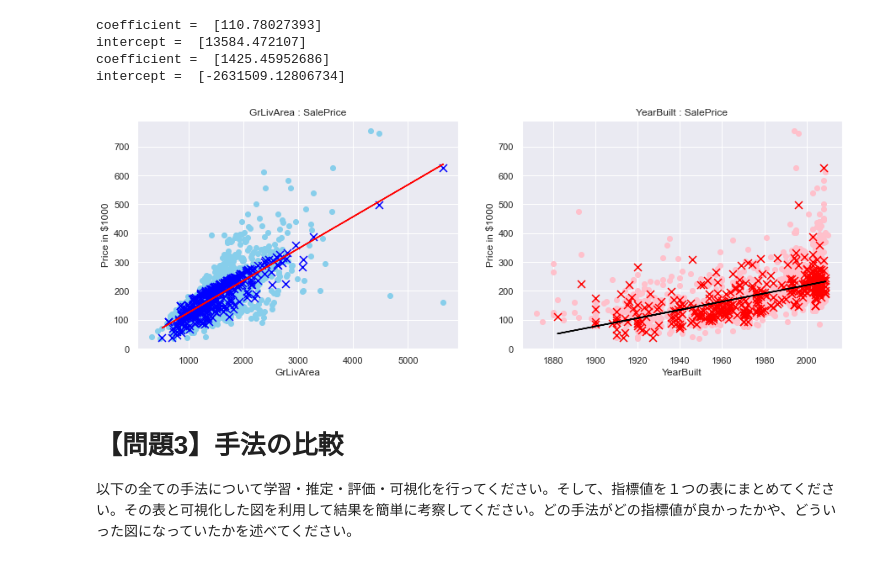
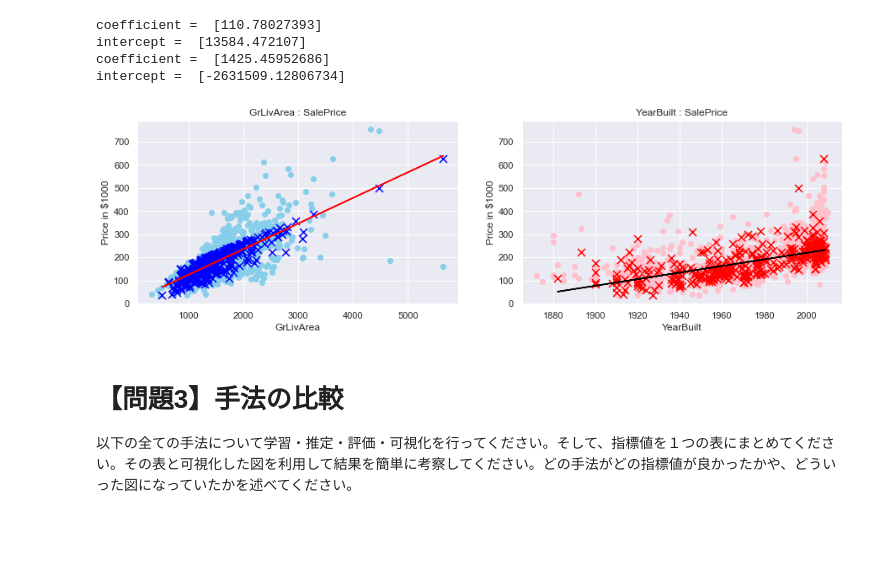
Before and after one commit to T-Sawao/diveintocode-ml, a Jupyter notebook: week4-session2.ipynb, the cells around one changed output. Drawn from its saved outputs; the diff is of its cells as text; code cells hidden in the pictures; blank space fills up the shorter version.

```diff
--- a/week4-session2.ipynb
+++ b/week4-session2.ipynb
@@ -193,7 +193,7 @@ GrLivArea_test = x_test[:,[0]]
 YearBuilt_train = x_train[:,[1]]
 YearBuilt_test = x_test[:,[1]]
 
-def senkeikaiki(x1, x, y = y_train, model= LinearRegression()):
+def senkeikaiki(x1, x, y, model = LinearRegression()):
 
     # 学習
     model = model.fit(x,y)
@@ -334,15 +329,12 @@ Text(0.5, 1.0, 'YearBuilt : alePrice')
 # %% [markdown]
 ### 2.6.1 （予備知識） 2つの特微量で線形回帰
 # %%
-def senkeikaiki1(x1, x, y = y_train, model= LinearRegression()):
-    # 学習
+def senkeikaiki1(x1, x = x_train, y = y_train, model = LinearRegression()):
     model = model.fit(x,y)
-
-    # 予測
     y_pred = model.predict(x1)
     return y_pred
 # %%
-predicted_value_list = senkeikaiki1(x1 = x_test, x = x_train)
+predicted_value_list = senkeikaiki1(x1 = x_test)
 print(f"特微量 : {x_test[1]}  予測値 : ${int(predicted_value_list[1])}  実際値 : ${int(y_test[1])}")
 print(f"特微量 : {x_test[2]}  予測値 : ${int(predicted_value_list[2])}  実際値 : ${int(y_test[2])}")
 print(f"特微量 : {x_test[3]}  予測値 : ${int(predicted_value_list[3])}  実際値 : ${int(y_test[3])}")
@@ -378,51 +370,46 @@ mape  : 17.62
 r2    : 0.59
 # %%
 # GrLivArea線形モデル
-pv_plot = LinearRegression()
-X = GrLivArea_test  # 説明変数（Numpyの配列）
-Y = predicted_value_list # 目的変数（Numpyの配列）
-pv_plot.fit(X, Y)        # 線形モデルの重みを学習
+g_plot_1 = LinearRegression()
+g_plot_1.fit(GrLivArea_test , predicted_value_list) # 線形モデルの重みを学習
 
-print('coefficient = ', pv_plot.coef_[0]) # 説明変数の係数を出力
-print('intercept = ', pv_plot.intercept_) # 切片を出力
+print('coefficient = ', g_plot_1.coef_[0]) # 説明変数の係数を出力
+print('intercept = ', g_plot_1.intercept_) # 切片を出力
 
 # YearBuilt線形モデル
-pv1_plot = LinearRegression()
-X1 = YearBuilt_test  # 説明変数（Numpyの配列）
-Y1 = predicted_value_list # 目的変数（Numpyの配列）
-pv1_plot.fit(X1, Y1)        # 線形モデルの重みを学習
+y_plot_1 = LinearRegression()
+y_plot_1.fit(YearBuilt_test, predicted_value_list) # 線形モデルの重みを学習
 
-print('coefficient = ', pv1_plot.coef_[0]) # 説明変数の係数を出力
-print('intercept = ', pv1_plot.intercept_) # 切片を出力
+print('coefficient = ', y_plot_1.coef_[0]) # 説明変数の係数を出力
+print('intercept = ', y_plot_1.intercept_) # 切片を出力
 # %% [output]
 coefficient =  [110.78027393]
 intercept =  [13584.472107]
 coefficient =  [1425.45952686]
 intercept =  [-2631509.12806734]
 # %%
-fig = plt.figure(figsize=(15, 5))
+fig = plt.figure(figsize=(15, 4))
 
 ax1 = fig.add_subplot(1, 2, 1)
 ax2 = fig.add_subplot(1, 2, 2)
 
-ax1.scatter(X_data['GrLivArea'], Y_data/1000, color="skyblue")
+ax1.scatter(X_DATA['GrLivArea'], Y_DATA/1000, color="skyblue")
 ax1.scatter(GrLivArea_test, predicted_value_list/1000, color="blue", marker="x", s=80) # 線形回帰の検証データを出力
-ax1.plot(X, pv_plot.predict(X)/1000, color = 'red') # 回帰直線をプロット
+ax1.plot(GrLivArea_test, g_plot_1.predict(GrLivArea_test)/1000, color = 'red') # 回帰直線をプロット
 ax1.set_title("GrLivArea : SalePrice")
 ax1.set_xlabel("GrLivArea")
 ax1.set_ylabel("Price in $1000")
 ax1.grid(True)
 
-ax2.scatter(X_data["YearBuilt"], Y_data/1000, color="pink")
+ax2.scatter(X_DATA["YearBuilt"], Y_DATA/1000, color="pink")
 ax2.scatter(YearBuilt_test, predicted_value_list/1000, color="red", marker="x", s=80) # 線形回帰の検証データを出力
-ax2.plot(X1, pv1_plot.predict(X1)/1000, color = 'black') # 回帰直線をプロット
+ax2.plot(YearBuilt_test, y_plot_1.predict(YearBuilt_test)/1000, color = 'black') # 回帰直線をプロット
 ax2.set_title("YearBuilt : SalePrice")
 ax2.set_xlabel("YearBuilt")
 ax2.set_ylabel("Price in $1000")
-
 ax2.grid(True)
 # %% [output]
-[figure, old version]
+[figure, new version]
 # %% [markdown]
 # 【問題3】手法の比較
 以下の全ての手法について学習・推定・評価・可視化を行ってください。そして、指標値を１つの表にまとめてください。その表と可視化した図を利用して結果を簡単に考察してください。どの手法がどの指標値が良かったかや、どういった図になっていたかを述べてください。
```
Also changed, not shown: parts of 24 cells of this notebook.
